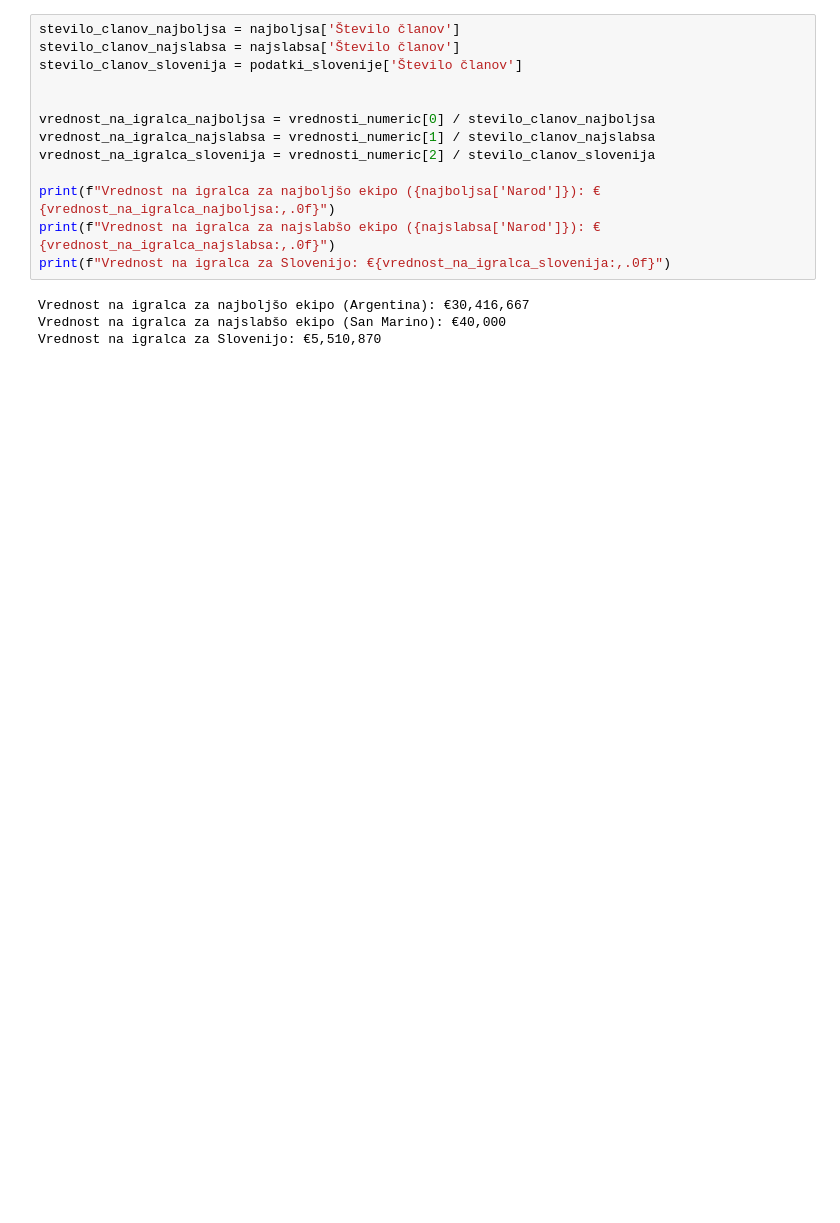
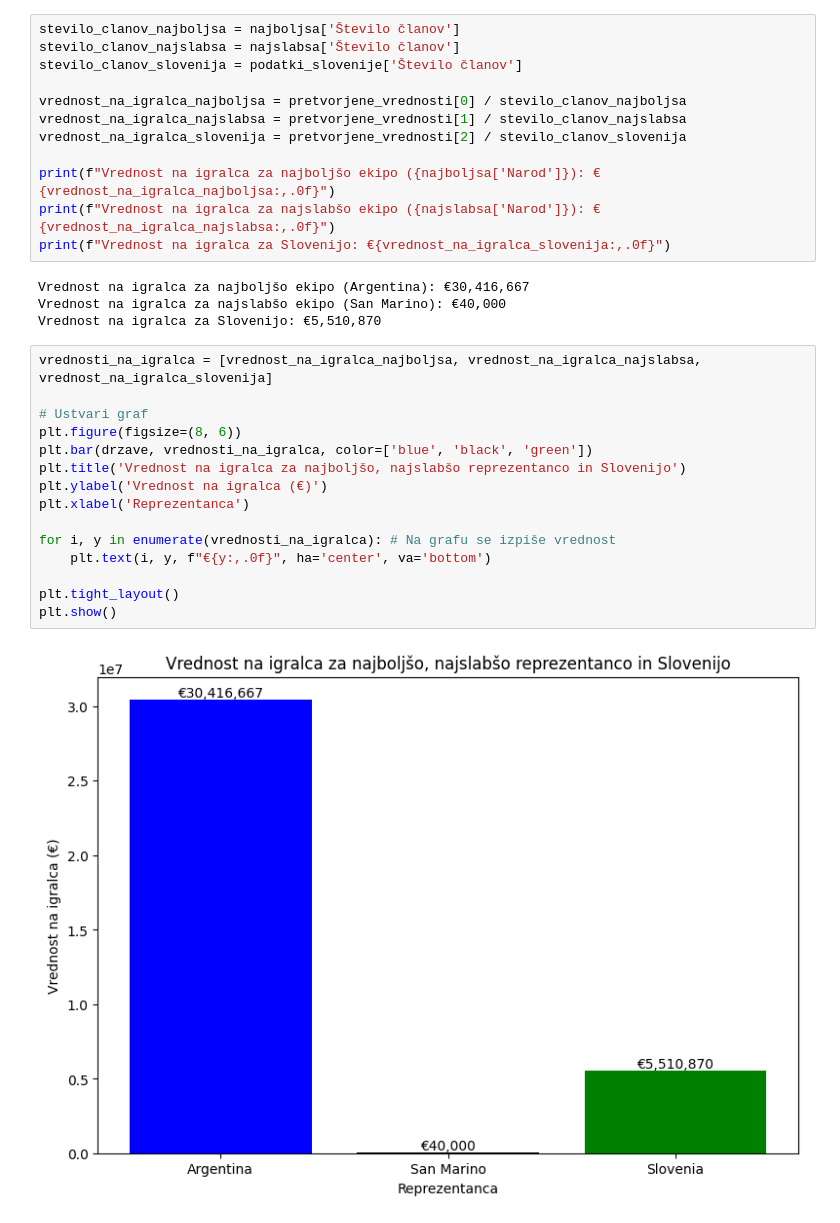
Before and after one commit to UrhVidecnik/UVP-Projektna-naloga, a Jupyter notebook: analiza.ipynb, the cells around one changed output. Saved outputs shown, nothing was run; the diff lists cells and outputs as text; blank space fills up the shorter version.

```diff
--- a/analiza.ipynb
+++ b/analiza.ipynb
@@ -156,10 +149,9 @@ stevilo_clanov_najboljsa = najboljsa['Število članov']
 stevilo_clanov_najslabsa = najslabsa['Število članov']
 stevilo_clanov_slovenija = podatki_slovenije['Število članov']
 
-
-vrednost_na_igralca_najboljsa = vrednosti_numeric[0] / stevilo_clanov_najboljsa
-vrednost_na_igralca_najslabsa = vrednosti_numeric[1] / stevilo_clanov_najslabsa
-vrednost_na_igralca_slovenija = vrednosti_numeric[2] / stevilo_clanov_slovenija
+vrednost_na_igralca_najboljsa = pretvorjene_vrednosti[0] / stevilo_clanov_najboljsa
+vrednost_na_igralca_najslabsa = pretvorjene_vrednosti[1] / stevilo_clanov_najslabsa
+vrednost_na_igralca_slovenija = pretvorjene_vrednosti[2] / stevilo_clanov_slovenija
 
 print(f"Vrednost na igralca za najboljšo ekipo ({najboljsa['Narod']}): €{vrednost_na_igralca_najboljsa:,.0f}")
 print(f"Vrednost na igralca za najslabšo ekipo ({najslabsa['Narod']}): €{vrednost_na_igralca_najslabsa:,.0f}")
@@ -168,3 +160,20 @@ print(f"Vrednost na igralca za Slovenijo: €{vrednost_na_igralca_slovenija:,.0f
 Vrednost na igralca za najboljšo ekipo (Argentina): €30,416,667
 Vrednost na igralca za najslabšo ekipo (San Marino): €40,000
 Vrednost na igralca za Slovenijo: €5,510,870
+# %%
+vrednosti_na_igralca = [vrednost_na_igralca_najboljsa, vrednost_na_igralca_najslabsa, vrednost_na_igralca_slovenija]
+
+# Ustvari graf
+plt.figure(figsize=(8, 6))
+plt.bar(drzave, vrednosti_na_igralca, color=['blue', 'black', 'green'])
+plt.title('Vrednost na igralca za najboljšo, najslabšo reprezentanco in Slovenijo')
+plt.ylabel('Vrednost na igralca (€)')
+plt.xlabel('Reprezentanca')
+
+for i, y in enumerate(vrednosti_na_igralca): # Na grafu se izpiše vrednost
+    plt.text(i, y, f"€{y:,.0f}", ha='center', va='bottom')
+
+plt.tight_layout()
+plt.show()
+# %% [output]
+[figure, added]
```
Also changed, not shown: parts of 22 cells of this notebook.
